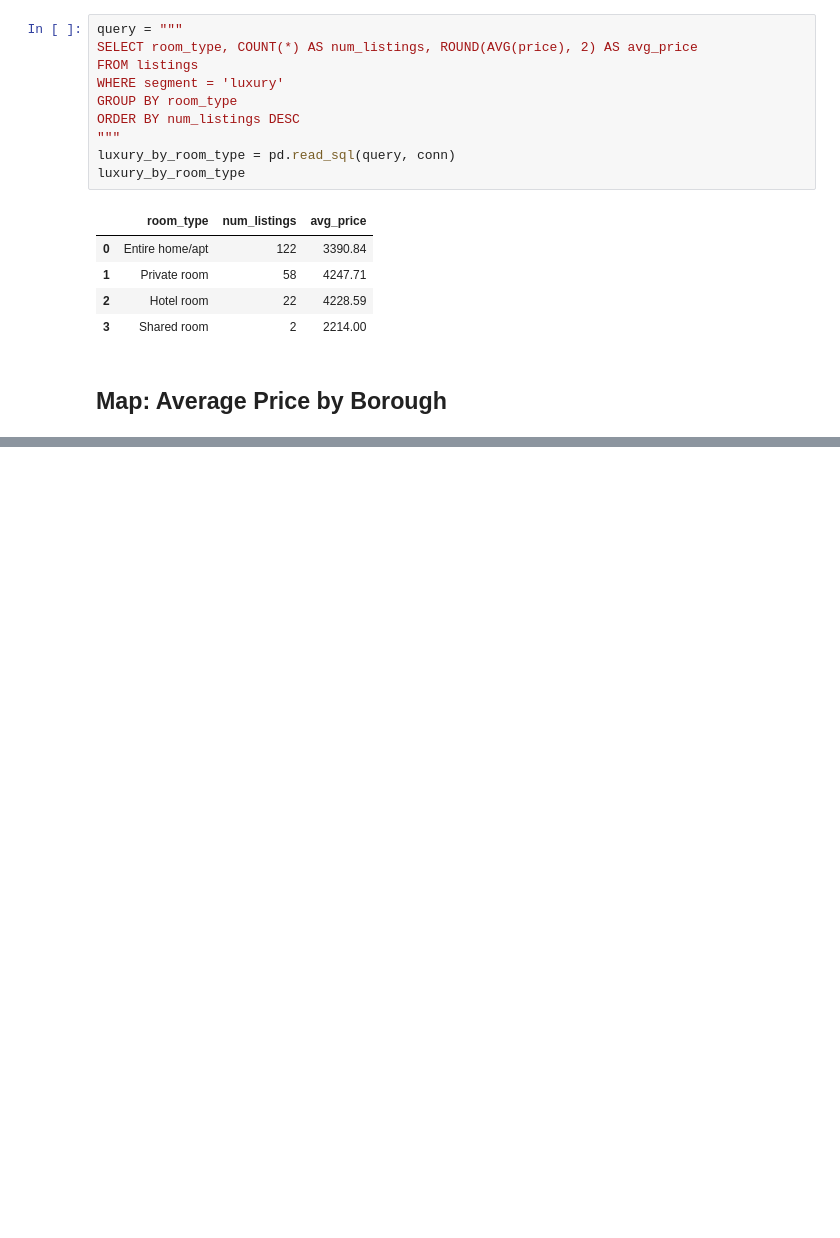
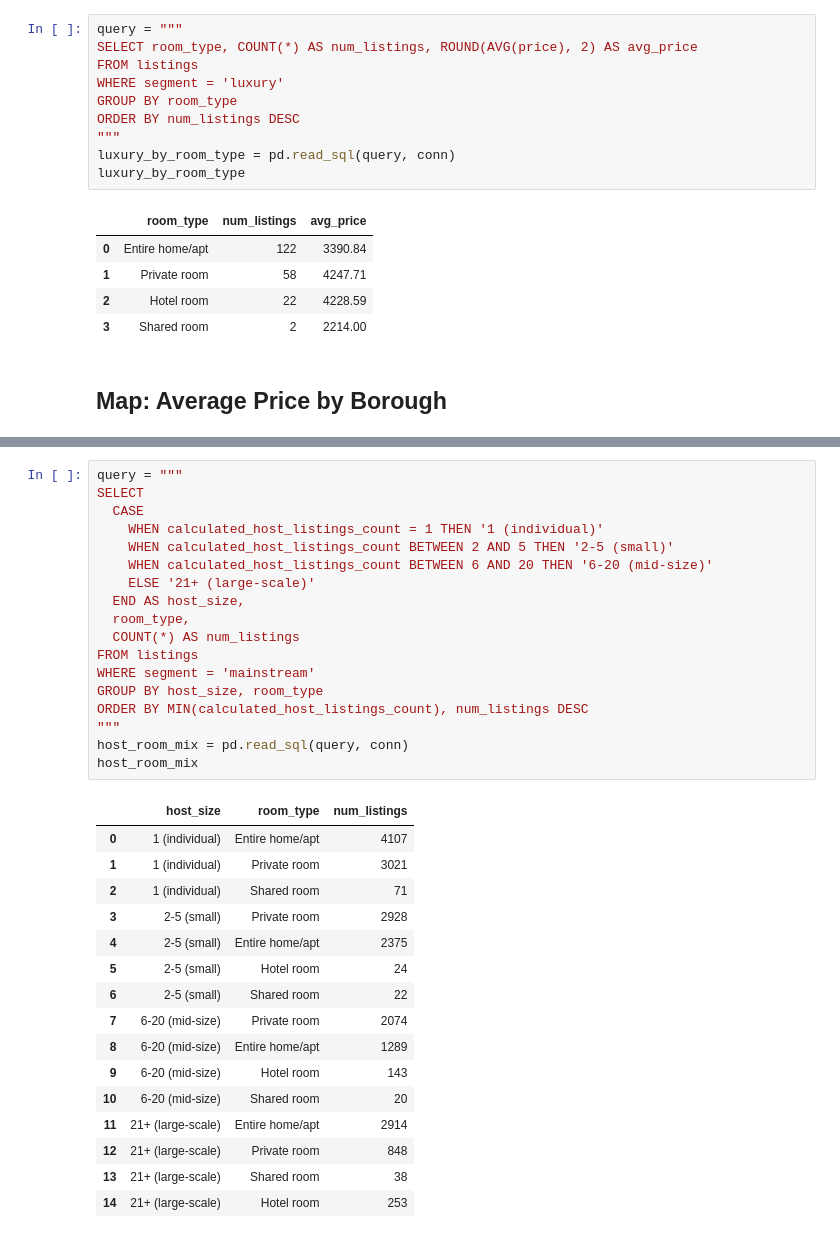
Before and after one commit to jj572/nyc-airbnb-pricing-analysis, a Jupyter notebook: notebooks/exploratory_analysis.ipynb, the cells around one changed output, grey strips where cells are left out. Saved outputs shown, nothing was run; the diff lists cells and outputs as text; blank space fills up the shorter version.

```diff
--- a/notebooks/exploratory_analysis.ipynb
+++ b/notebooks/exploratory_analysis.ipynb
@@ -240,0 +356,35 @@ If this were a live product question rather than a portfolio project, the natura
+# %%
+query = """
+SELECT
+  CASE
+    WHEN calculated_host_listings_count = 1 THEN '1 (individual)'
+    WHEN calculated_host_listings_count BETWEEN 2 AND 5 THEN '2-5 (small)'
+    WHEN calculated_host_listings_count BETWEEN 6 AND 20 THEN '6-20 (mid-size)'
+    ELSE '21+ (large-scale)'
+  END AS host_size,
+  room_type,
+  COUNT(*) AS num_listings
+FROM listings
+WHERE segment = 'mainstream'
+GROUP BY host_size, room_type
+ORDER BY MIN(calculated_host_listings_count), num_listings DESC
+"""
+host_room_mix = pd.read_sql(query, conn)
+host_room_mix
+# %% [output]
+|  | host_size | room_type | num_listings |
+| 0 | 1 (individual) | Entire home/apt | 4107 |
+| 1 | 1 (individual) | Private room | 3021 |
+| 2 | 1 (individual) | Shared room | 71 |
+| 3 | 2-5 (small) | Private room | 2928 |
+| 4 | 2-5 (small) | Entire home/apt | 2375 |
+| 5 | 2-5 (small) | Hotel room | 24 |
+| 6 | 2-5 (small) | Shared room | 22 |
+| 7 | 6-20 (mid-size) | Private room | 2074 |
+| 8 | 6-20 (mid-size) | Entire home/apt | 1289 |
+| 9 | 6-20 (mid-size) | Hotel room | 143 |
+| 10 | 6-20 (mid-size) | Shared room | 20 |
+| 11 | 21+ (large-scale) | Entire home/apt | 2914 |
+| 12 | 21+ (large-scale) | Private room | 848 |
+| 13 | 21+ (large-scale) | Shared room | 38 |
+| 14 | 21+ (large-scale) | Hotel room | 253 |
```
Also changed, not shown: parts of 14 cells of this notebook, 2 other files.
